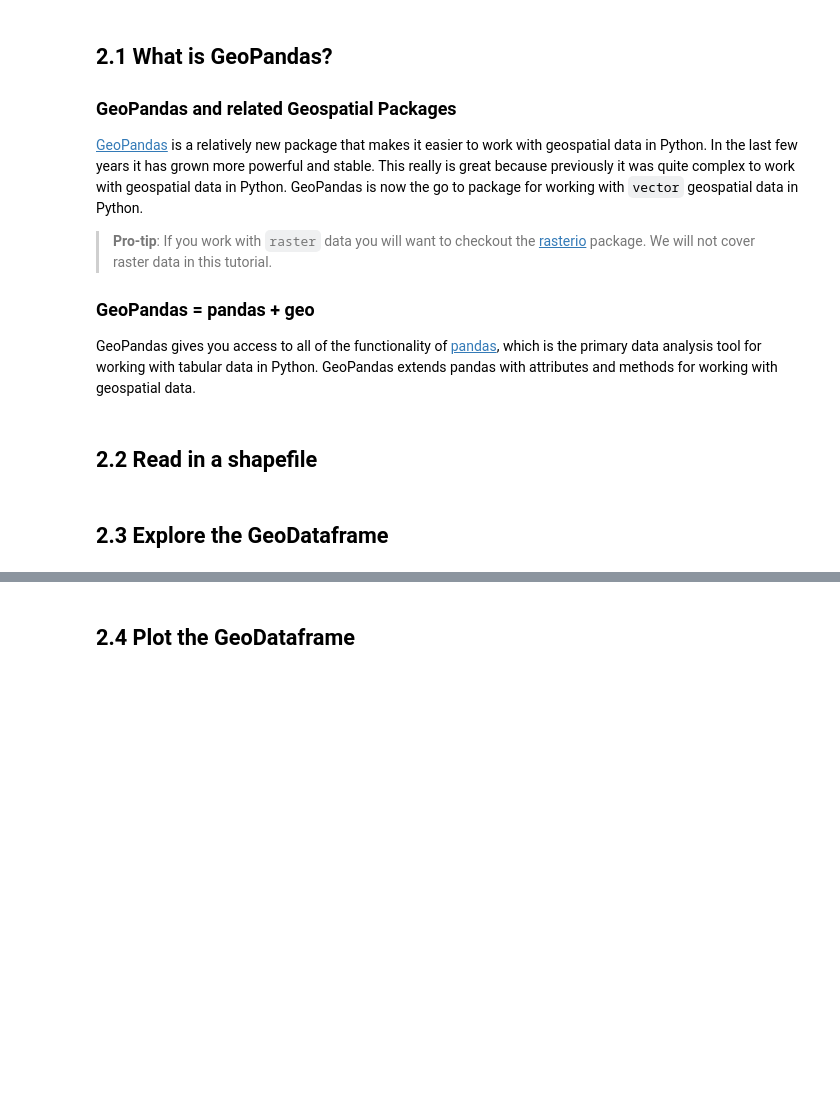
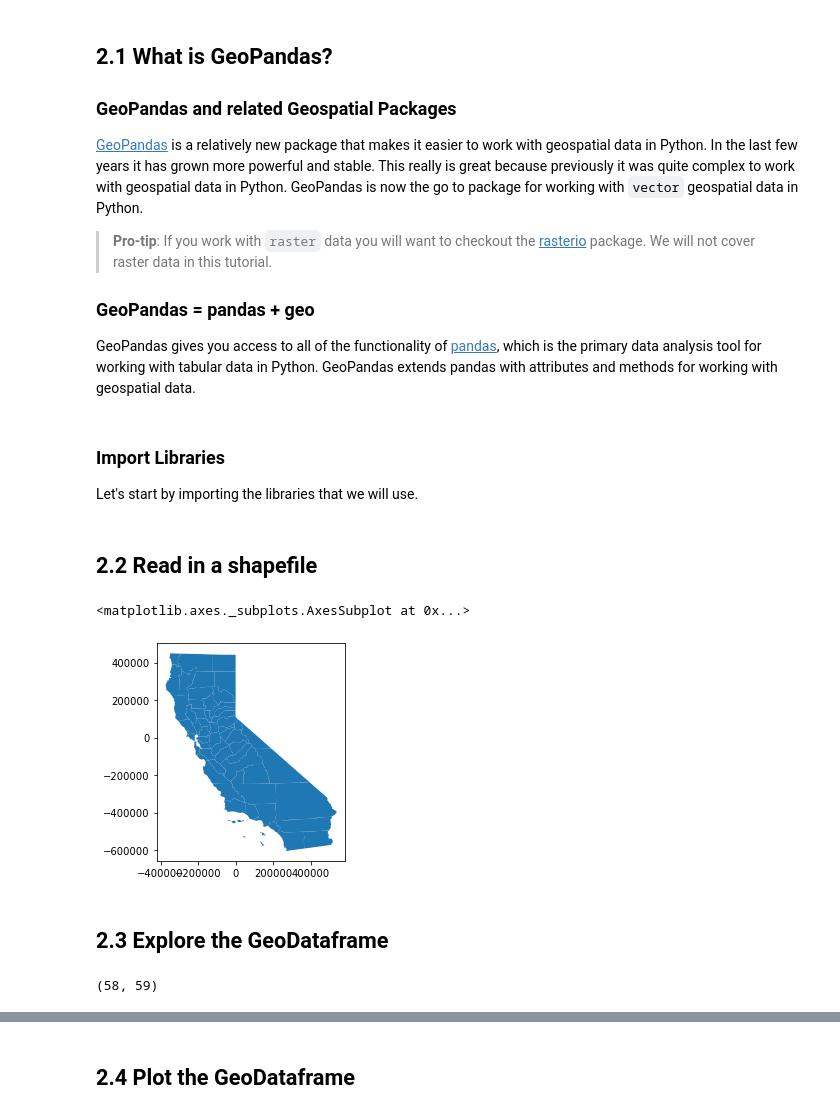
Before and after one commit to dlab-berkeley/Python-Geospatial-Fundamentals-Legacy, a Jupyter notebook: new_sequence/02_Introduction_to_GeoPandas.ipynb, the cells around one changed output, grey strips where cells are left out. Drawn from its saved outputs; the diff is of its cells as text; code cells hidden in the pictures; blank space fills up the shorter version.

```diff
--- a/new_sequence/02_Introduction_to_GeoPandas.ipynb
+++ b/new_sequence/02_Introduction_to_GeoPandas.ipynb
@@ -11,3 +26,7 @@
 
 ### GeoPandas = pandas + geo
 GeoPandas gives you access to all of the functionality of [pandas](https://pandas.pydata.org/), which is the primary data analysis tool for working with tabular data in Python. GeoPandas extends pandas with attributes and methods for working with geospatial data.
+# %% [markdown]
+### Import Libraries
+
+Let's start by importing the libraries that we will use.
@@ -14,4 +42,15 @@ GeoPandas gives you access to all of the functionality of [pandas](https://panda
 # %% [markdown]
 ## 2.2 Read in a shapefile
+# %%
+counties = gpd.read_file('notebook_data/california_counties/CaliforniaCounties.shp')
+# %%
+counties.plot()
+# %% [output]
+<matplotlib.axes._subplots.AxesSubplot at 0x...>
+[figure, added]
 # %% [markdown]
 ## 2.3 Explore the GeoDataframe
+# %%
+counties.shape
+# %% [output]
+(58, 59)
```
Also changed, not shown: parts of 23 cells of this notebook.
